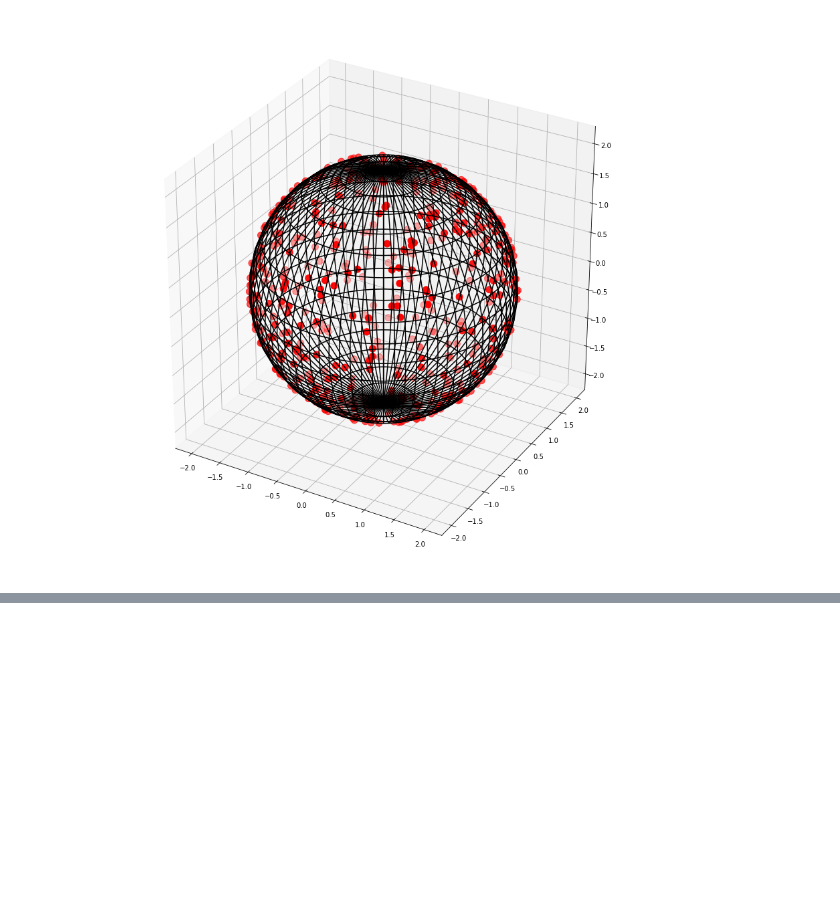
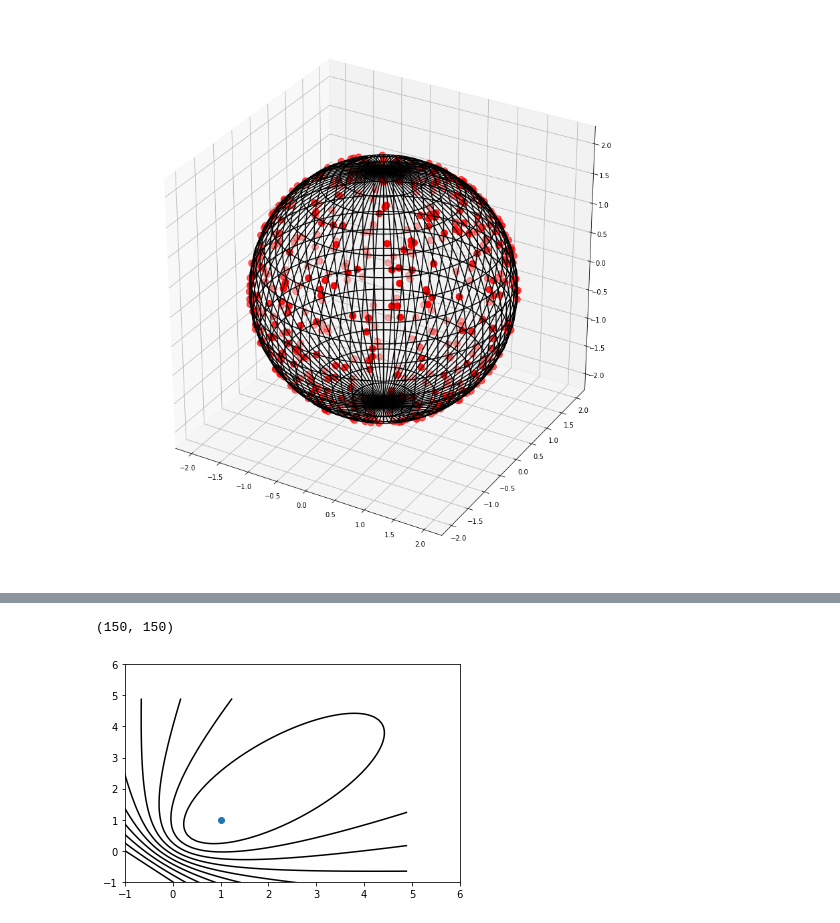
Before and after one commit to jalalirs/Introduction-to-Computer-Vision, a Jupyter notebook: L5/L5.ipynb, the cells around one changed output, grey strips where cells are left out. Saved outputs shown, nothing was run; the diff lists cells and outputs as text; code cells hidden in the pictures; blank space fills up the shorter version.

Commit message:
5C - L1 Shape from shading

```diff
--- a/L5/L5.ipynb
+++ b/L5/L5.ipynb
@@ -972,0 +1021,25 @@ np.
+# %%
+import matplotlib.pyplot as plt
+import numpy as np
+
+delta = 0.1
+xrange = np.arange(-10, 5, delta)
+yrange = np.arange(-10, 5, delta)
+xs,ys = 1,1
+X, Y = np.meshgrid(xrange,yrange)
+XS, YS = np.ones(X.shape)*xs,np.ones(X.shape)*ys
+# F is one side of the equation, G is the other
+F = (X*XS + Y*YS + 1)/(np.sqrt(X**2 + Y**2 + 1)*np.sqrt(XS**2+YS**2+1))
+print(Y.shape)
+plt.xlim((-1,6))
+plt.ylim((-1,6))
+for i in np.arange(0,1,0.1):
+    plt.contour(X,Y,F, [i])
+# plt.contour(X,Y,F, [0.8])
+# plt.contour(X,Y,F, [0.7])
+# plt.contour(X,Y,F, [0.6])
+plt.scatter(xs,ys)
+plt.show()
+# %% [output]
+(150, 150)
+[figure, added]
```
Also changed, not shown: parts of 14 cells of this notebook, 15 other files.
